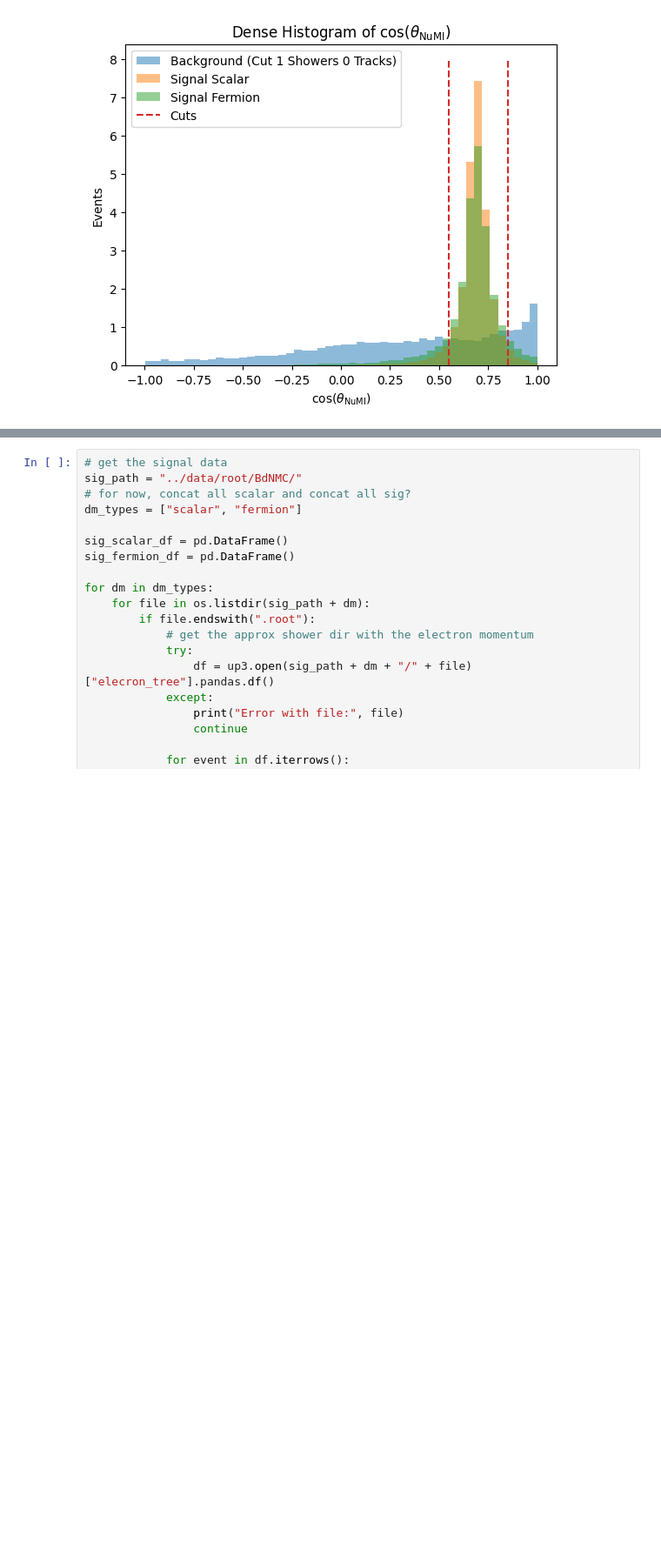
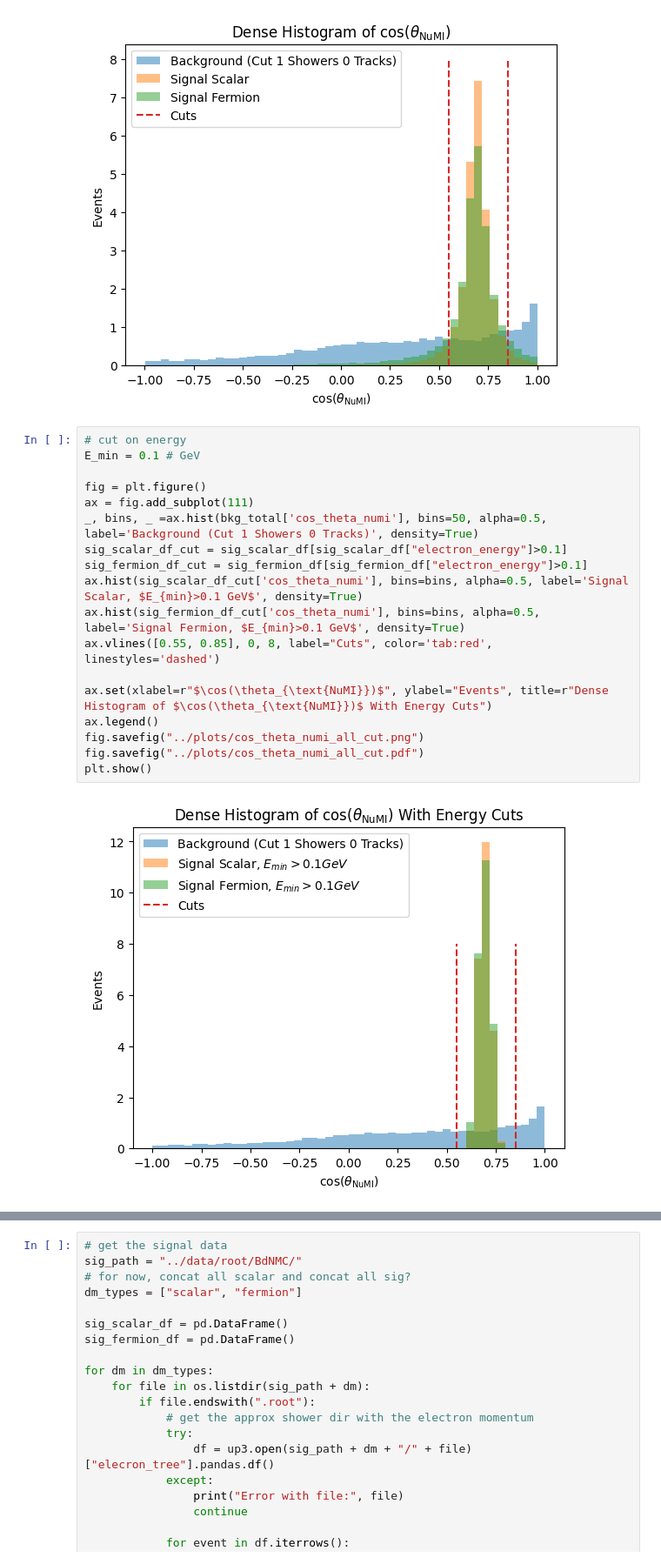
Before and after one commit to amh-137/DarkElectronScatter, a Jupyter notebook: notebooks/background.ipynb, the cells around one changed output, grey strips where cells are left out. Shown at 87% size. Saved outputs shown, nothing was run; the diff lists cells and outputs as text; blank space fills up the shorter version.

Commit message:
added energy cuts

```diff
--- a/notebooks/background.ipynb
+++ b/notebooks/background.ipynb
@@ -159,3 +159,23 @@ fig.savefig("../plots/cos_theta_numi_all.pdf")
 plt.show()
 # %% [output]
 [figure]
+# %%
+# cut on energy
+E_min = 0.1 # GeV
+
+fig = plt.figure()
+ax = fig.add_subplot(111)
+_, bins, _ =ax.hist(bkg_total['cos_theta_numi'], bins=50, alpha=0.5, label='Background (Cut 1 Showers 0 Tracks)', density=True)
+sig_scalar_df_cut = sig_scalar_df[sig_scalar_df["electron_energy"]>0.1]
+sig_fermion_df_cut = sig_fermion_df[sig_fermion_df["electron_energy"]>0.1]
+ax.hist(sig_scalar_df_cut['cos_theta_numi'], bins=bins, alpha=0.5, label='Signal Scalar, $E_{min}>0.1 GeV$', density=True)
+ax.hist(sig_fermion_df_cut['cos_theta_numi'], bins=bins, alpha=0.5, label='Signal Fermion, $E_{min}>0.1 GeV$', density=True)
+ax.vlines([0.55, 0.85], 0, 8, label="Cuts", color='tab:red', linestyles='dashed')
+
+ax.set(xlabel=r"$\cos(\theta_{\text{NuMI}})$", ylabel="Events", title=r"Dense Histogram of $\cos(\theta_{\text{NuMI}})$ With Energy Cuts")
+ax.legend()
+fig.savefig("../plots/cos_theta_numi_all_cut.png")
+fig.savefig("../plots/cos_theta_numi_all_cut.pdf")
+plt.show()
+# %% [output]
+[figure, added]
```
Also changed, not shown: parts of 1 cell of this notebook.
